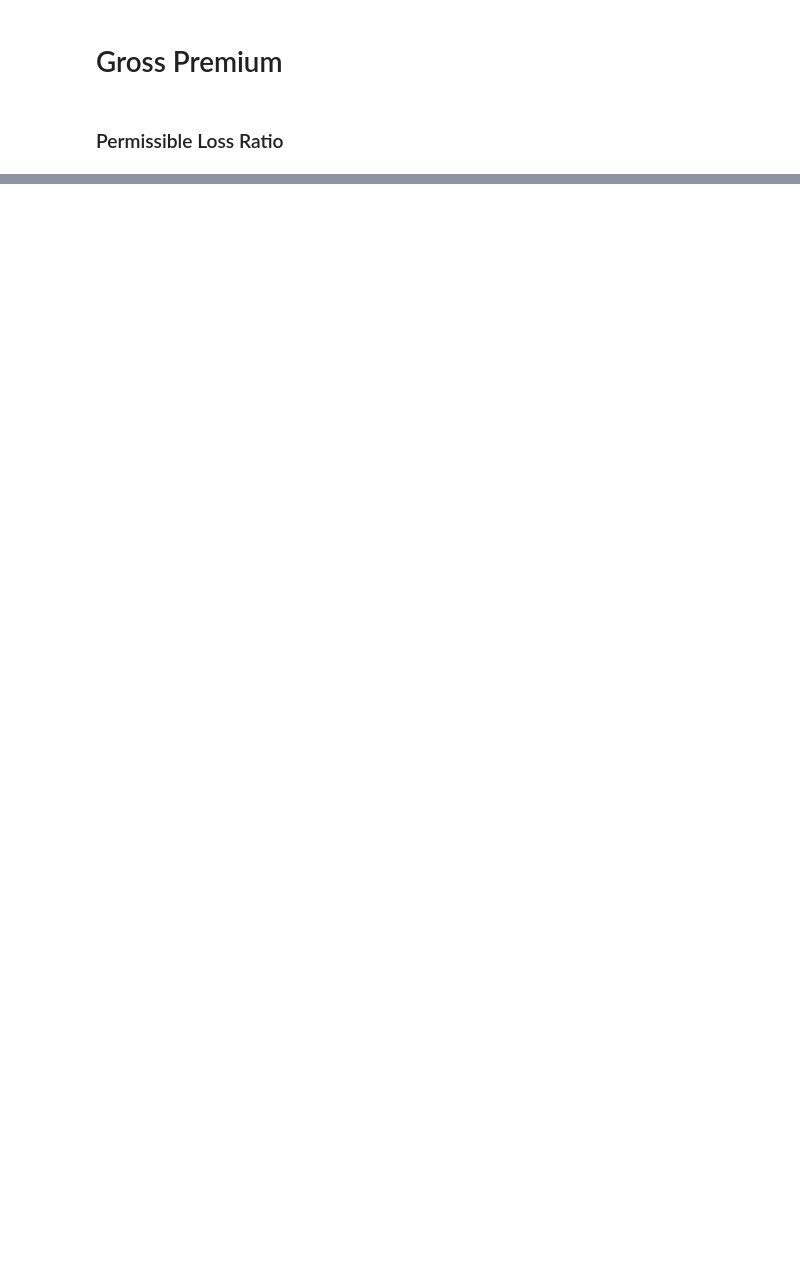
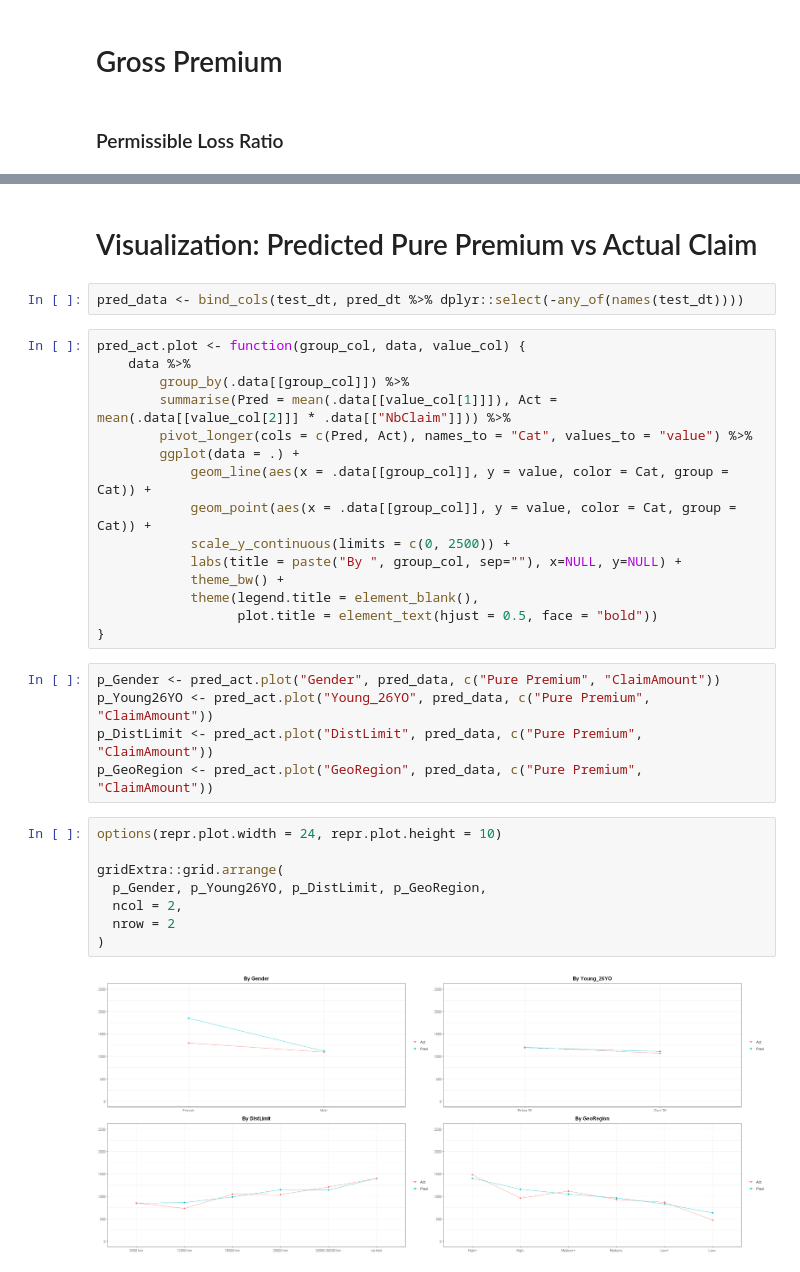
Before and after one commit to Eddie-Zhu-IRL/Motor-Insurance-Pricing, a Jupyter notebook: R/NorAuto_Pricing_R.ipynb, the cells around one changed output, grey strips where cells are left out. Cells and saved outputs as stored; diff of their text form; blank space fills up the shorter version.

```diff
--- a/R/NorAuto_Pricing_R.ipynb
+++ b/R/NorAuto_Pricing_R.ipynb
@@ -410,0 +346,34 @@ A tibble: 1 × 8
+# %% [markdown]
+# Visualization: Predicted Pure Premium vs Actual Claim
+# %%
+pred_data <- bind_cols(test_dt, pred_dt %>% dplyr::select(-any_of(names(test_dt))))
+# %%
+pred_act.plot <- function(group_col, data, value_col) {
+    data %>%
+        group_by(.data[[group_col]]) %>%
+        summarise(Pred = mean(.data[[value_col[1]]]), Act = mean(.data[[value_col[2]]] * .data[["NbClaim"]])) %>%
+        pivot_longer(cols = c(Pred, Act), names_to = "Cat", values_to = "value") %>%
+        ggplot(data = .) +
+            geom_line(aes(x = .data[[group_col]], y = value, color = Cat, group = Cat)) +
+            geom_point(aes(x = .data[[group_col]], y = value, color = Cat, group = Cat)) +
+            scale_y_continuous(limits = c(0, 2500)) +
+            labs(title = paste("By ", group_col, sep=""), x=NULL, y=NULL) +
+            theme_bw() +
+            theme(legend.title = element_blank(),
+                  plot.title = element_text(hjust = 0.5, face = "bold"))
+}
+# %%
+p_Gender <- pred_act.plot("Gender", pred_data, c("Pure Premium", "ClaimAmount"))
+p_Young26YO <- pred_act.plot("Young_26YO", pred_data, c("Pure Premium", "ClaimAmount"))
+p_DistLimit <- pred_act.plot("DistLimit", pred_data, c("Pure Premium", "ClaimAmount"))
+p_GeoRegion <- pred_act.plot("GeoRegion", pred_data, c("Pure Premium", "ClaimAmount"))
+# %%
+options(repr.plot.width = 24, repr.plot.height = 10)
+
+gridExtra::grid.arrange(
+  p_Gender, p_Young26YO, p_DistLimit, p_GeoRegion,
+  ncol = 2,
+  nrow = 2
+)
+# %% [output]
+[figure, added]
```
Also changed, not shown: parts of 27 cells of this notebook.
